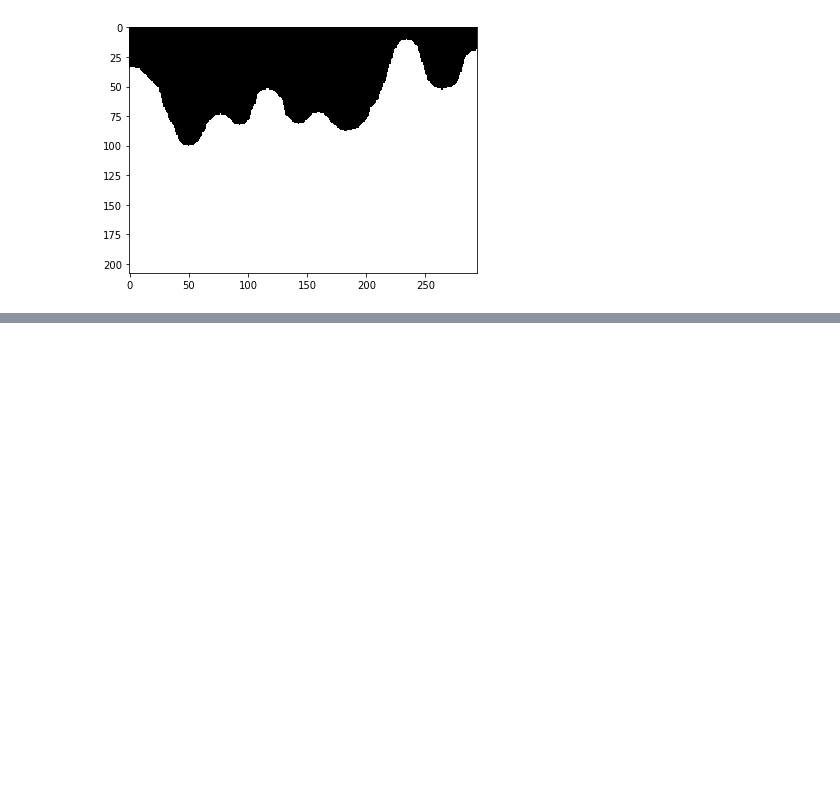
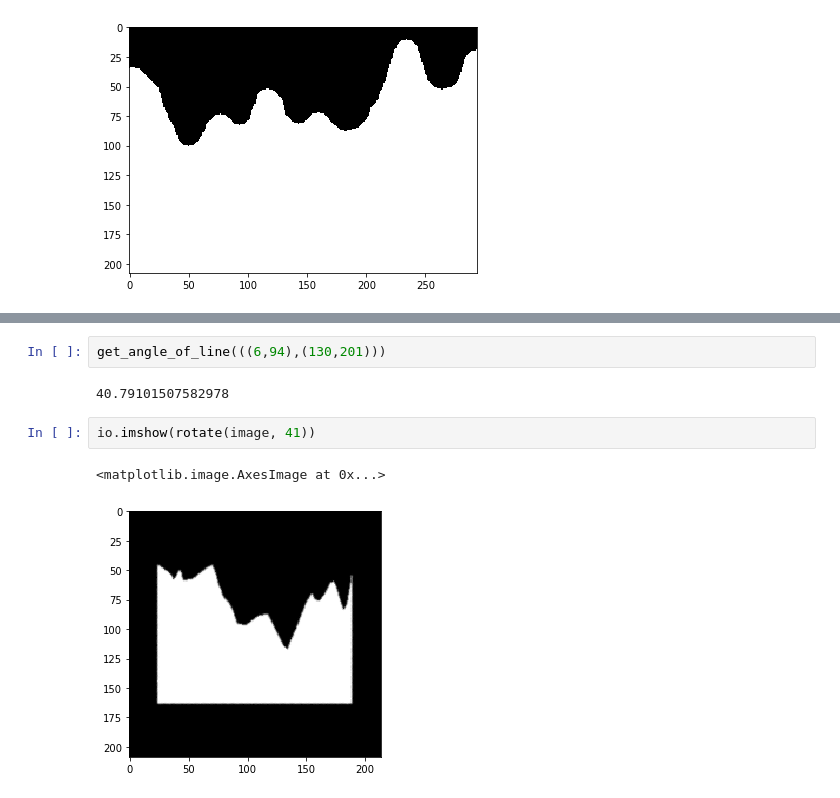
Before and after one commit to LiLatee/PIRO_project1, a Jupyter notebook: main.ipynb, the cells around one changed output, grey strips where cells are left out. Cells and saved outputs as stored; diff of their text form; blank space fills up the shorter version.

```diff
--- a/main.ipynb
+++ b/main.ipynb
@@ -390,0 +608,9 @@ io.imshow(img)
+# %%
+get_angle_of_line(((6,94),(130,201)))
+# %% [output]
+40.79101507582978
+# %%
+io.imshow(rotate(image, 41))
+# %% [output]
+<matplotlib.image.AxesImage at 0x...>
+[figure, added]
```
Also changed, not shown: parts of 10 cells of this notebook.
